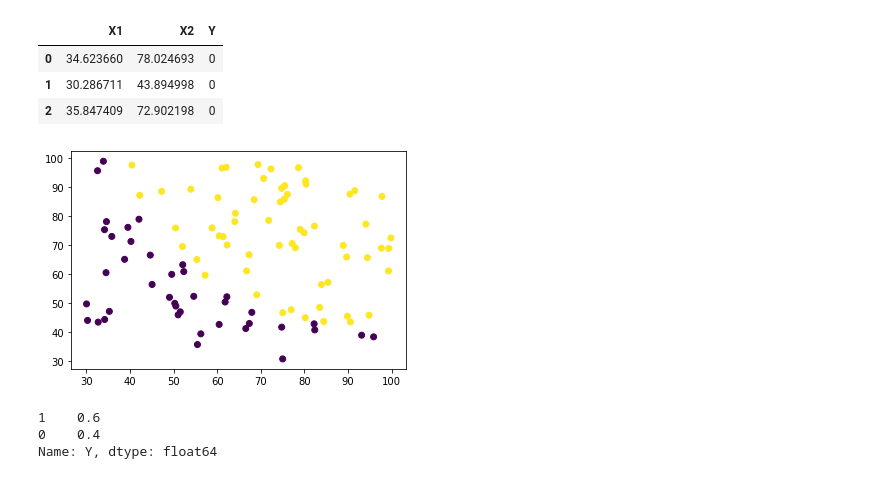
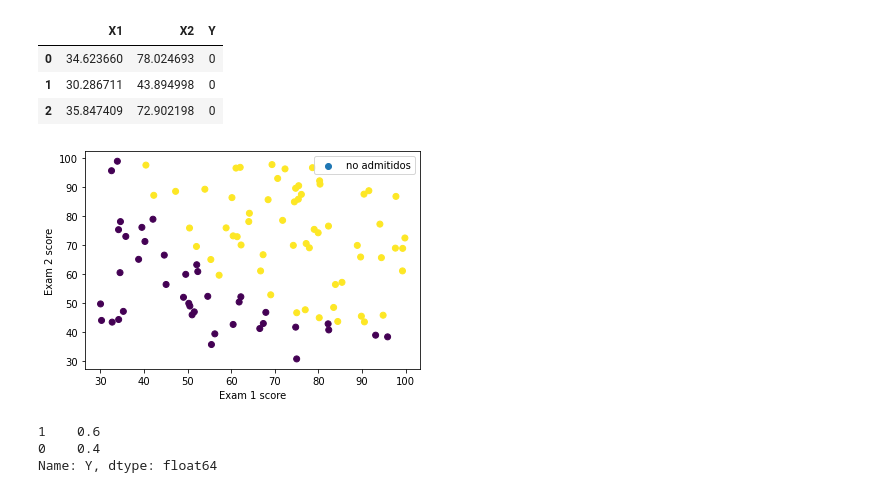
Before and after one commit to gonzalo71/TestGit, a Jupyter notebook: ejercicios_andrewng.ipynb, the cells around one changed output. Saved outputs shown, nothing was run; the diff lists cells and outputs as text; code cells hidden in the pictures.

```diff
--- a/ejercicios_andrewng.ipynb
+++ b/ejercicios_andrewng.ipynb
@@ -291,11 +291,14 @@ def cost_functions(features,labels,weigths):
 from sklearn.linear_model import LogisticRegression
 from sklearn.model_selection import train_test_split
 import sklearn
-# %%
-plt.scatter(data["X1"],data["X2"],c=data["Y"])
-plt.show()
-# %% [output]
-[figure, removed]
+# %%
+plt.scatter("X1","X2",c="Y",label="Y",data=data)
+plt.xlabel("Exam 1 score")
+plt.ylabel("Exam 2 score")
+plt.legend(("no admitidos","admitidos"))
+plt.show()
+# %% [output]
+[figure, added]
 # %%
 X = data.iloc[:,:-1]
 y = data["Y"]
```
Also changed, not shown: parts of 22 cells of this notebook, 1 other file.
